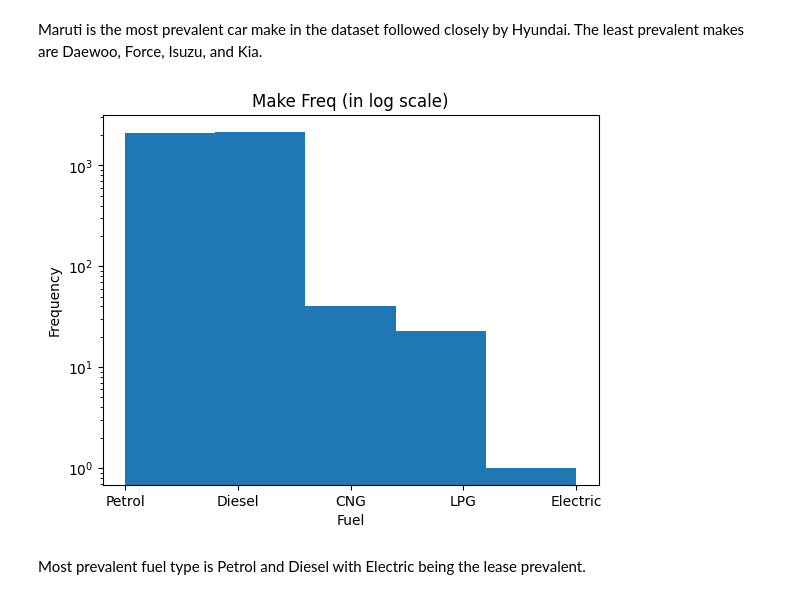
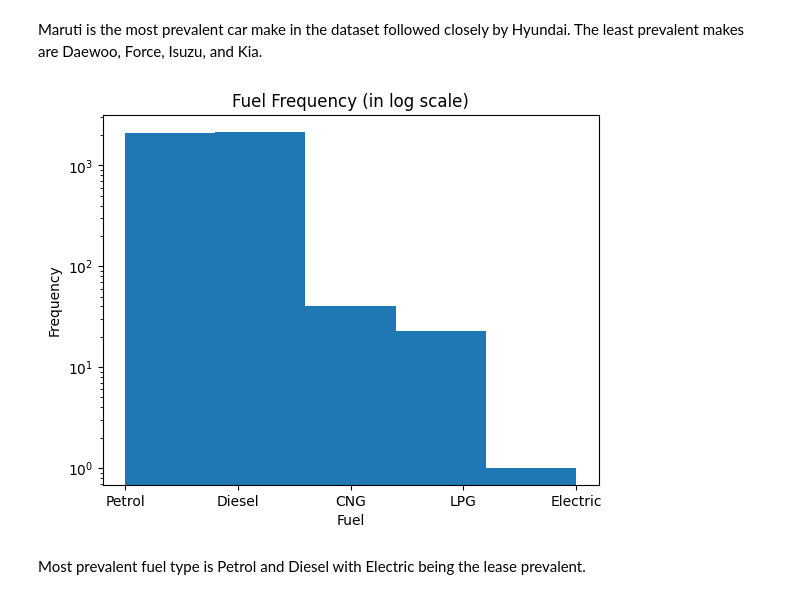
Before and after one commit to Scottymichaelmillerguy/cars-details-repo, a Jupyter notebook: stats_1.ipynb, the cells around one changed output. Drawn from its saved outputs; the diff is of its cells as text; code cells hidden in the pictures.

```diff
--- a/stats_1.ipynb
+++ b/stats_1.ipynb
@@ -341,13 +344,13 @@ Maruti is the most prevalent car make in the dataset followed closely by Hyundai
 # %%
 #Fuel Frequency
 plt.hist(car_fuel, bins=5)
 plt.xlabel('Fuel')
 plt.ylabel('Frequency')
 plt.yscale('log')
-plt.title('Fuel Freq (in log scale)')
+plt.title('Fuel Frequency (in log scale)')
 plt.show()
 # %% [output]
-[figure, old version]
+[figure, new version]
 # %% [markdown]
 Most prevalent fuel type is Petrol and Diesel with Electric being the lease prevalent.
 # %%
```
Also changed, not shown: parts of 28 cells of this notebook.
